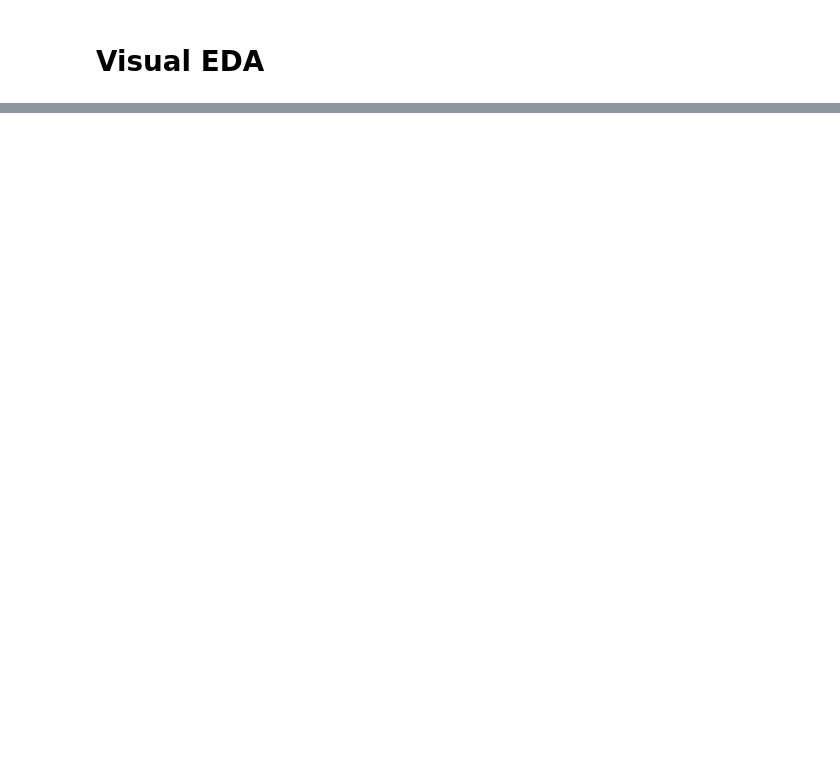
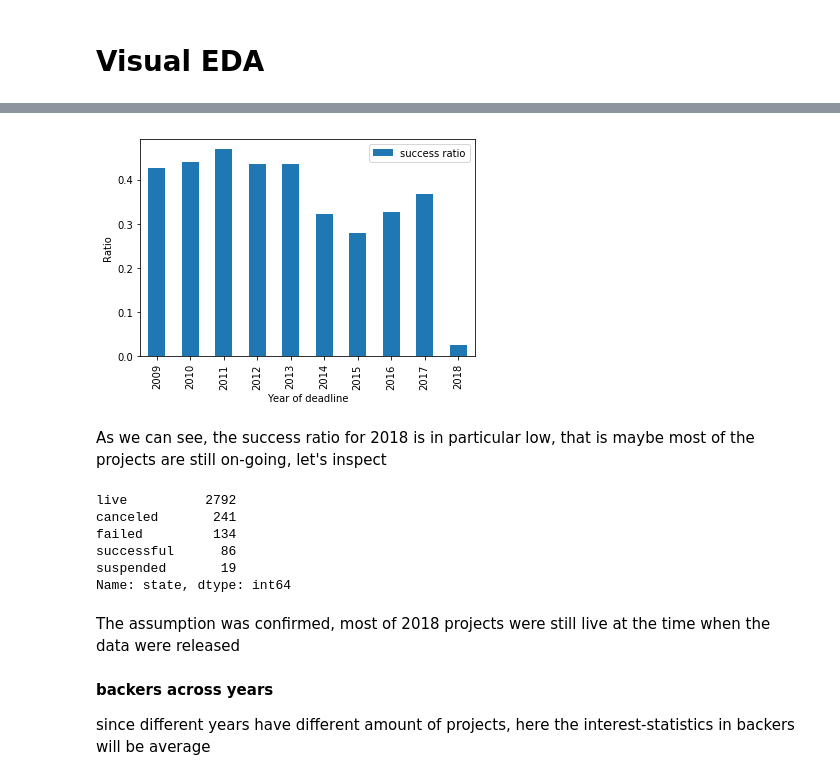
Before and after one commit to holiday007/-Springboard-Holiday_Projects, a Jupyter notebook: Springboard Project/Spring Board Capstone Project - 2. Composition EDA on 2018 Data.ipynb, the cells around one changed output, grey strips where cells are left out. Drawn from its saved outputs; the diff is of its cells as text; code cells hidden in the pictures; blank space fills up the shorter version.

```diff
--- a/Springboard Project/Spring Board Capstone Project - 2. Composition EDA on 2018 Data.ipynb
+++ b/Springboard Project/Spring Board Capstone Project - 2. Composition EDA on 2018 Data.ipynb
@@ -219,0 +282,11 @@ None
+# %%
+# data frame of success rate across deadline_year - one knows the final 'state' only on and after deadline
+success_rate={}
+
+for year in range(2009, 2019):
+    successful = len(df[(df.deadline_year==year) & (df.state=='successful')])
+    total = len(df[df.deadline_year==year])
+    success_rate[year] = successful/total
+
+df_sr = pd.DataFrame.from_dict(success_rate, orient='index', columns=['success_ratio'])
+df_sr
@@ -219,0 +305,26 @@ None
+# %%
+# visualize success rate on a bar plot
+df_sr.plot(kind='bar')
+plt.xlabel('Year of deadline')
+plt.ylabel('Ratio')
+plt.legend(['success ratio'], loc = 'upper right')
+plt.show()
+# %% [output]
+[figure, added]
+# %% [markdown]
+As we can see, the success ratio for 2018 is in particular low, that is maybe most of the projects are still on-going, let's inspect
+# %%
+df[df.deadline_year==2018]['state'].value_counts()
+# %% [output]
+live          2792
+canceled       241
+failed         134
+successful      86
+suspended       19
+Name: state, dtype: int64
+# %% [markdown]
+The assumption was confirmed, most of 2018 projects were still live at the time when the data were released
+# %% [markdown]
+**backers across years**
+
+since different years have different amount of projects, here the interest-statistics in backers will be average
```
Also changed, not shown: parts of 46 cells of this notebook.
